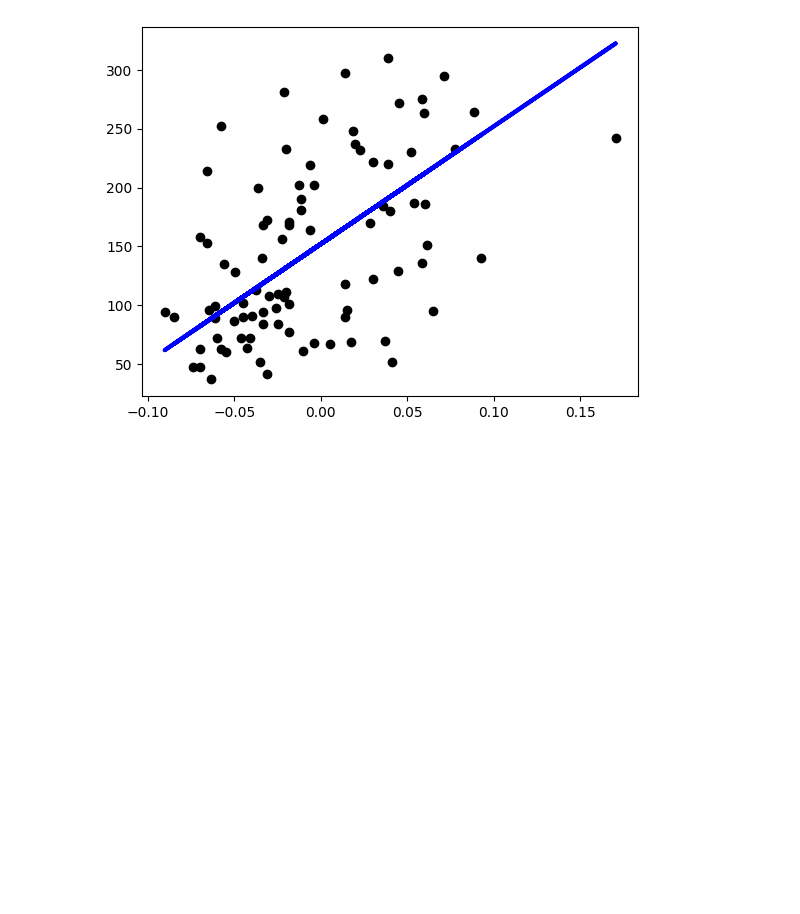
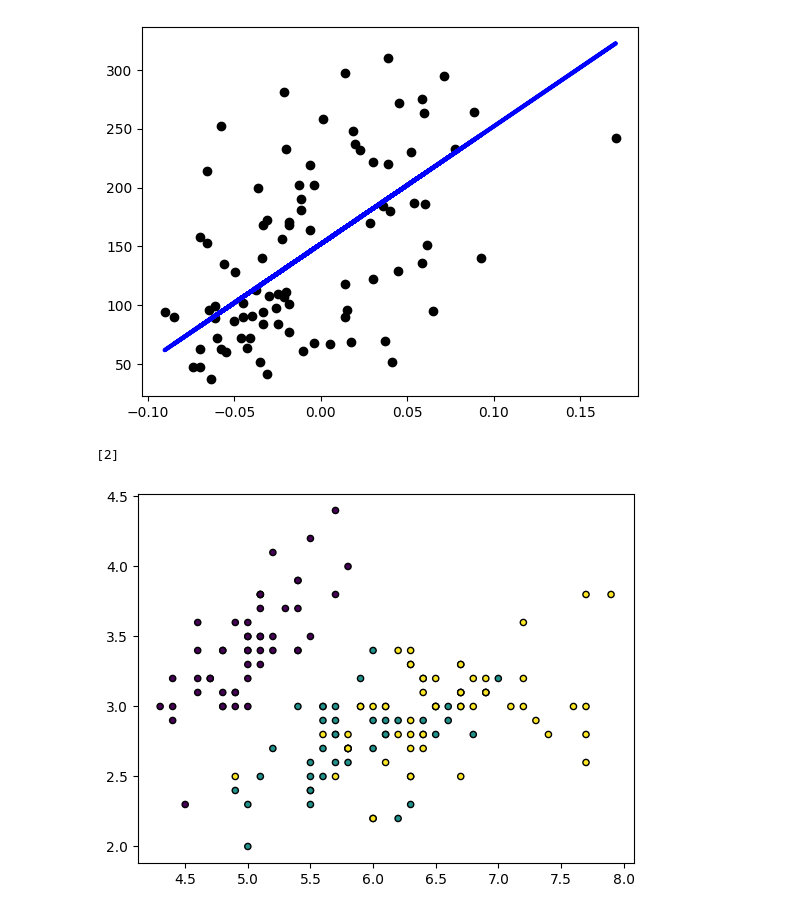
Before and after one commit to yuvraj-kumar-dev/ds-learning, a Jupyter notebook: matplotlib.ipynb, the cells around one changed output. Saved outputs shown, nothing was run; the diff lists cells and outputs as text; code cells hidden in the pictures; blank space fills up the shorter version.

```diff
--- a/matplotlib.ipynb
+++ b/matplotlib.ipynb
@@ -77,3 +77,37 @@ plt.plot(X_test, predictions, color='blue', linewidth=3, label='Predicted')
 plt.show()
 # %% [output]
 [figure]
+# %%
+from sklearn import datasets
+from sklearn.neighbors import KNeighborsClassifier
+import numpy as np
+import matplotlib.pyplot as plt
+
+
+# Load the iris dataset
+
+dataset = datasets.load_iris()
+
+# 0 - Iris-Setosa
+# 1 - Iris-Versicolour
+# 2 - Iris-Virginica
+
+# Features and labels
+
+features = dataset.data
+labels = dataset.target
+
+# Training the classifier
+
+clf = KNeighborsClassifier()
+clf.fit(features, labels)
+
+predictions = clf.predict([[31,1,1,1]])
+print(predictions)
+
+
+plt.scatter(features[:, 0], features[:, 1], c=labels, cmap='viridis', edgecolor='k', s=20)
+plt.show()
+# %% [output]
+[2]
+[figure, added]
```
